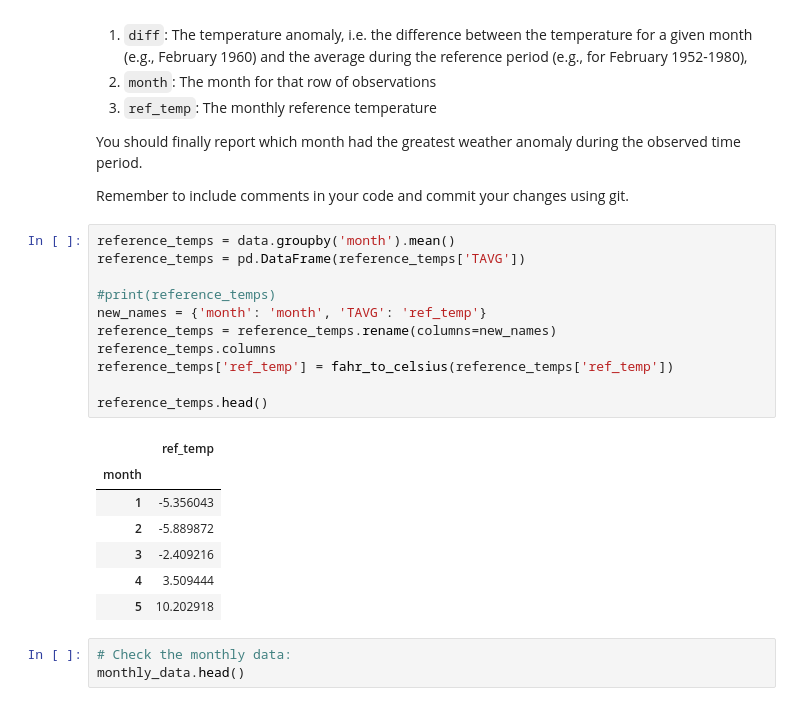
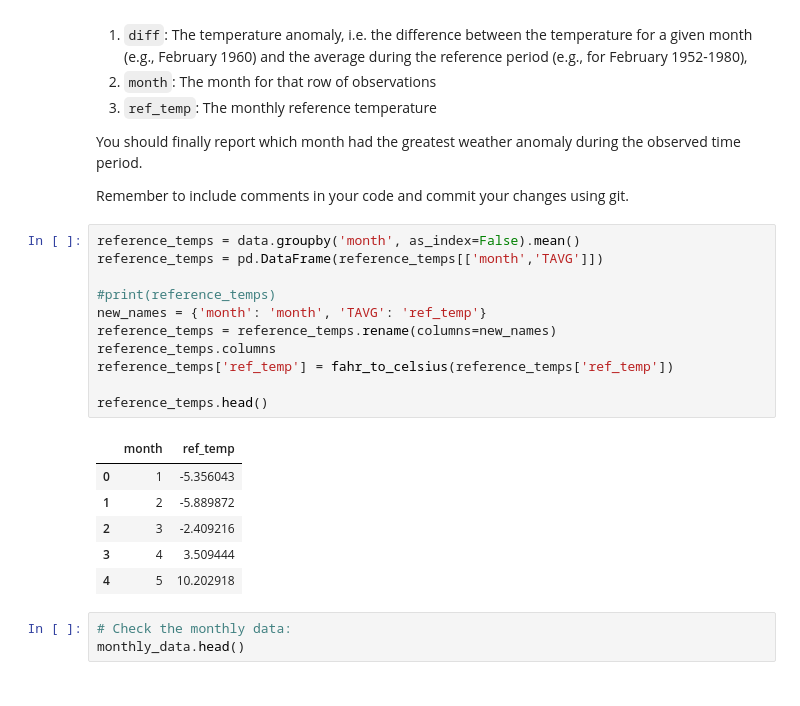
Before and after one commit to GelResende/Exercise-2, a Jupyter notebook: Exercise-6-problems-1-3.ipynb, the cells around one changed output. Cells and saved outputs as stored; diff of their text form.

```diff
--- a/Exercise-6-problems-1-3.ipynb
+++ b/Exercise-6-problems-1-3.ipynb
@@ -265,24 +264,23 @@ You should finally report which month had the greatest weather anomaly during th
 
 Remember to include comments in your code and commit your changes using git.
 # %%
-reference_temps = data.groupby('month').mean()
-reference_temps = pd.DataFrame(reference_temps['TAVG'])
+reference_temps = data.groupby('month', as_index=False).mean()
+reference_temps = pd.DataFrame(reference_temps[['month','TAVG']])
 
 #print(reference_temps)
 new_names = {'month': 'month', 'TAVG': 'ref_temp'}
 reference_temps = reference_temps.rename(columns=new_names)
 reference_temps.columns
 reference_temps['ref_temp'] = fahr_to_celsius(reference_temps['ref_temp'])
 
 reference_temps.head()
 # %% [output]
-|  | ref_temp |
-| month |  |
-| 1 | -5.356043 |
-| 2 | -5.889872 |
-| 3 | -2.409216 |
-| 4 | 3.509444 |
-| 5 | 10.202918 |
+|  | month | ref_temp |
+| 0 | 1 | -5.356043 |
+| 1 | 2 | -5.889872 |
+| 2 | 3 | -2.409216 |
+| 3 | 4 | 3.509444 |
+| 4 | 5 | 10.202918 |
 # %%
 # Check the monthly data:
 monthly_data.head()
```
Also changed, not shown: parts of 3 cells of this notebook.
